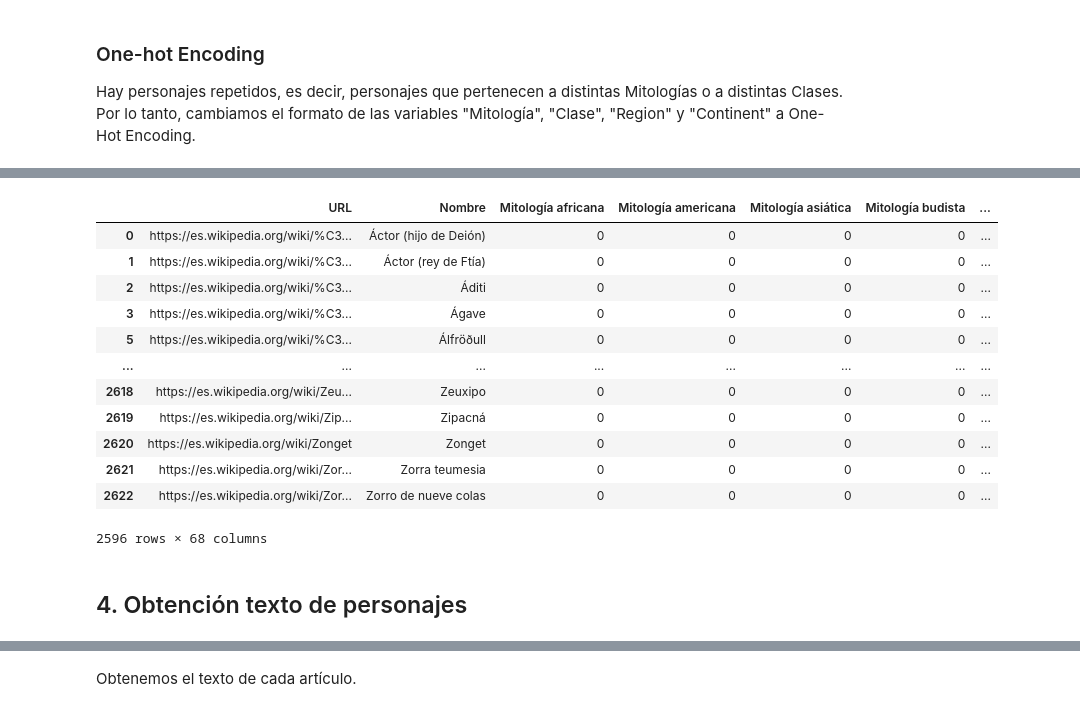
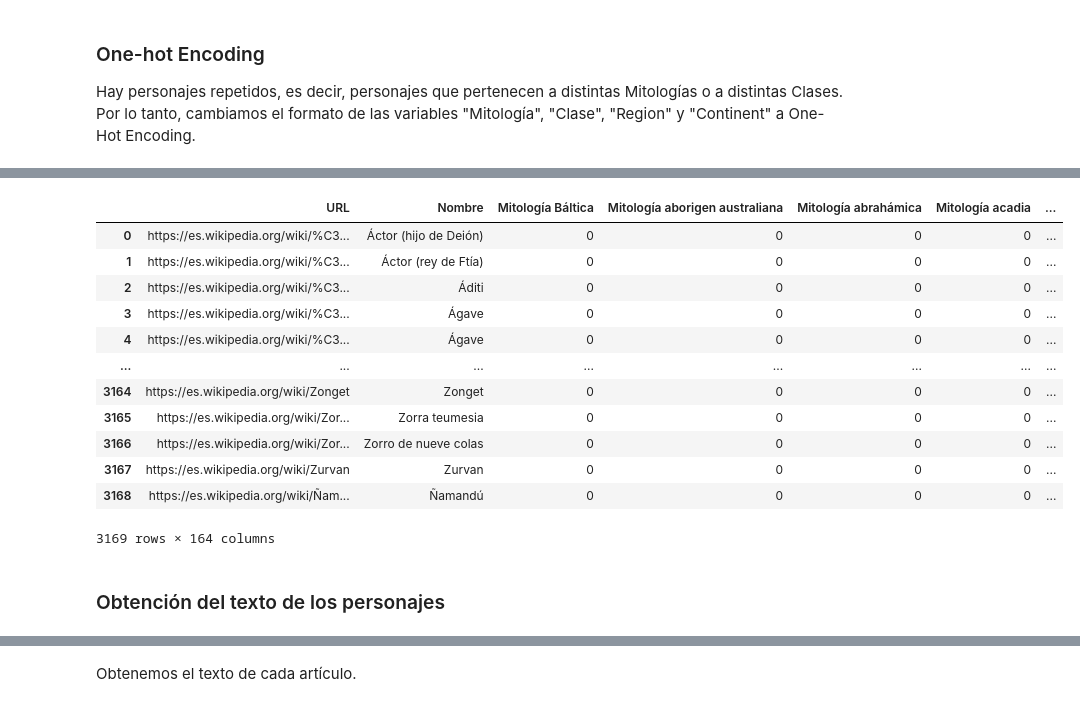
Before and after one commit to sergifornes/analisis-mitico, a Jupyter notebook: scrapeo/scrapeo-wikipedia.ipynb, the cells around one changed output, grey strips where cells are left out. Cells and saved outputs as stored; diff of their text form; code cells hidden in the pictures.

```diff
--- a/scrapeo/scrapeo-wikipedia.ipynb
+++ b/scrapeo/scrapeo-wikipedia.ipynb
@@ -1305,3 +1308,0 @@ personajes[personajes["Nombre"] == "Mitra"]
-# %%
-personajes.loc[personajes.URL == "https://es.wikipedia.org/wiki/Mitra_(dios_indio)", "Nombre"] = "Mitra (mitología del hinduismo)"
-personajes.loc[personajes.URL == "https://es.wikipedia.org/wiki/Mitra_(dios_romano)", "Nombre"] = "Mitra (mitología romana)"
@@ -1317,3 +1308,0 @@ personajes[personajes["Nombre"] == "Anu"]
-# %%
-personajes.loc[personajes.URL == "https://es.wikipedia.org/wiki/Anu", "Nombre"] = "Anu (mitología mesopotámica)"
-personajes.loc[personajes.URL == "https://es.wikipedia.org/wiki/Anu_(diosa_celta)", "Nombre"] = "Anu (mitología celta)"
@@ -1338,2 +1308,0 @@ personajes[personajes["Nombre"] == "Aletes"]
-# %%
-personajes = personajes[personajes["URL"] != "https://es.wikipedia.org/wiki/Aletes_(deidad)"]
@@ -1373,16 +1308,0 @@ Length: 2596, dtype: int64
-# %%
-personajes
-# %% [output]
-|  | URL | Nombre | Mitología africana | Mitología americana | Mitología asiática | Mitología budista | ... |
-| 0 | https://es.wikipedia.org/wiki/%C3... | Áctor (hijo de Deión) | 0 | 0 | 0 | 0 | ... |
-| 1 | https://es.wikipedia.org/wiki/%C3... | Áctor (rey de Ftía) | 0 | 0 | 0 | 0 | ... |
-| 2 | https://es.wikipedia.org/wiki/%C3... | Áditi | 0 | 0 | 0 | 0 | ... |
-| 3 | https://es.wikipedia.org/wiki/%C3... | Ágave | 0 | 0 | 0 | 0 | ... |
-| 5 | https://es.wikipedia.org/wiki/%C3... | Álfröðull | 0 | 0 | 0 | 0 | ... |
-| ... | ... | ... | ... | ... | ... | ... | ... |
-| 2618 | https://es.wikipedia.org/wiki/Zeu... | Zeuxipo | 0 | 0 | 0 | 0 | ... |
-| 2619 | https://es.wikipedia.org/wiki/Zip... | Zipacná | 0 | 0 | 0 | 0 | ... |
-| 2620 | https://es.wikipedia.org/wiki/Zonget | Zonget | 0 | 0 | 0 | 0 | ... |
-| 2621 | https://es.wikipedia.org/wiki/Zor... | Zorra teumesia | 0 | 0 | 0 | 0 | ... |
-| 2622 | https://es.wikipedia.org/wiki/Zor... | Zorro de nueve colas | 0 | 0 | 0 | 0 | ... |
-2596 rows × 68 columns
@@ -1391,2 +1309,24 @@ personajes.to_csv("personajes.csv", header = True, index = False)
+# %%
+no_pers = ["Anexo:", "DC_Comics", "Estatua",
+           "Aletes_(deidad)", # este articulo pertenece a un personaje historico
+           "Guerra_entre_los_Æsir_y_los_Vanir"] # este articulo pertenece a un evento
+# %%
+personajes = personajes[[not(any(substring in url for substring in no_pers)) for url in personajes["URL"]]].reset_index(drop = True)
+
+personajes
+# %% [output]
+|  | URL | Nombre | Mitología Báltica | Mitología aborigen australiana | Mitología abrahámica | Mitología acadia | ... |
+| 0 | https://es.wikipedia.org/wiki/%C3... | Áctor (hijo de Deión) | 0 | 0 | 0 | 0 | ... |
+| 1 | https://es.wikipedia.org/wiki/%C3... | Áctor (rey de Ftía) | 0 | 0 | 0 | 0 | ... |
+| 2 | https://es.wikipedia.org/wiki/%C3... | Áditi | 0 | 0 | 0 | 0 | ... |
+| 3 | https://es.wikipedia.org/wiki/%C3... | Ágave | 0 | 0 | 0 | 0 | ... |
+| 4 | https://es.wikipedia.org/wiki/%C3... | Ágave | 0 | 0 | 0 | 0 | ... |
+| ... | ... | ... | ... | ... | ... | ... | ... |
+| 3164 | https://es.wikipedia.org/wiki/Zonget | Zonget | 0 | 0 | 0 | 0 | ... |
+| 3165 | https://es.wikipedia.org/wiki/Zor... | Zorra teumesia | 0 | 0 | 0 | 0 | ... |
+| 3166 | https://es.wikipedia.org/wiki/Zor... | Zorro de nueve colas | 0 | 0 | 0 | 0 | ... |
+| 3167 | https://es.wikipedia.org/wiki/Zurvan | Zurvan | 0 | 0 | 0 | 0 | ... |
+| 3168 | https://es.wikipedia.org/wiki/Ñam... | Ñamandú | 0 | 0 | 0 | 0 | ... |
+3169 rows × 164 columns
 # %% [markdown]
-## 4. Obtención texto de personajes
+### Obtención del texto de los personajes
```
Also changed, not shown: parts of 45 cells of this notebook, 21 other files.
